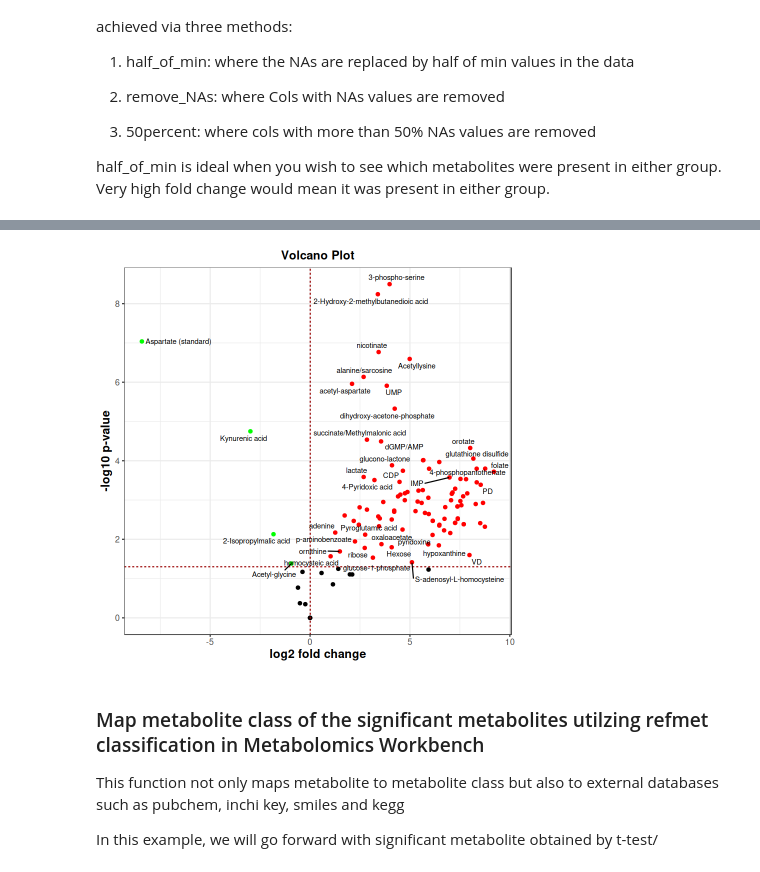
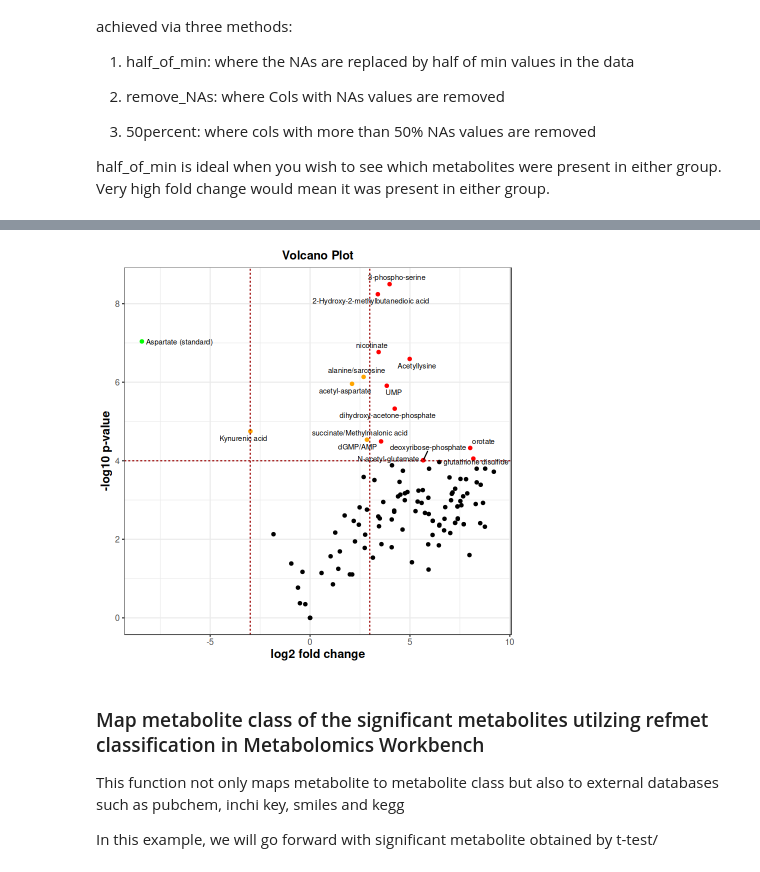
Before and after one commit to metabolomicsworkbench/MetENP, a Jupyter notebook: vignettes/MetENP_ST001985.ipynb, the cells around one changed output, grey strips where cells are left out. Drawn from its saved outputs; the diff is of its cells as text; code cells hidden in the pictures.

```diff
--- a/vignettes/MetENP_ST001985.ipynb
+++ b/vignettes/MetENP_ST001985.ipynb
@@ -137,3 +138,3 @@ sig_metabolites = stats_metabolites[which(stats_metabolites[,"pval"] <= 0.05&abs
 # %%
-plot_volcano(stats_metabolites, thres_pval= 0.05,thres_log2foldchange = 0.0, TRUE)
+plot_volcano(stats_metabolites, thres_pval= 0.0001,thres_log2foldchange = 3.0, TRUE)
 # %% [output]
@@ -142,4 +141,4 @@ Warning message:
-[figure, old version]
+[figure, new version]
 # %% [markdown]
 ### Map metabolite class of the significant metabolites utilzing refmet classification in Metabolomics Workbench
 This function not only maps metabolite to metabolite class but also to external databases such as pubchem, inchi key, smiles and kegg
```
Also changed, not shown: parts of 19 cells of this notebook, 9 other files.
